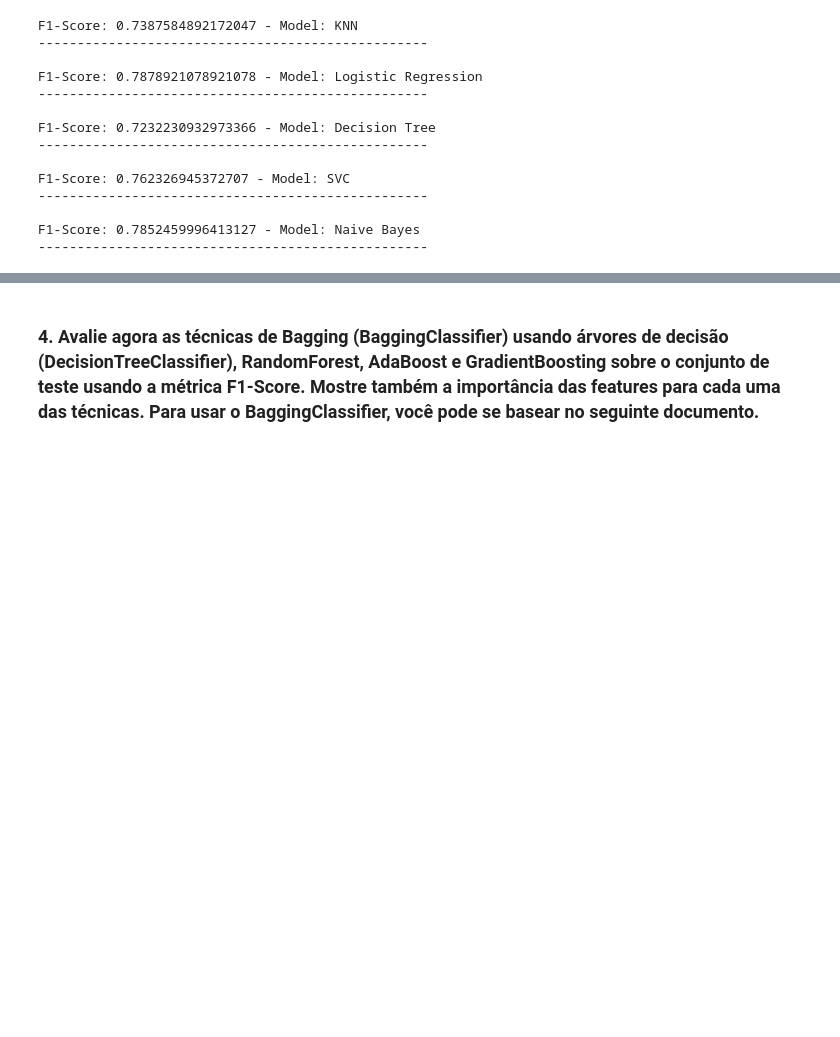
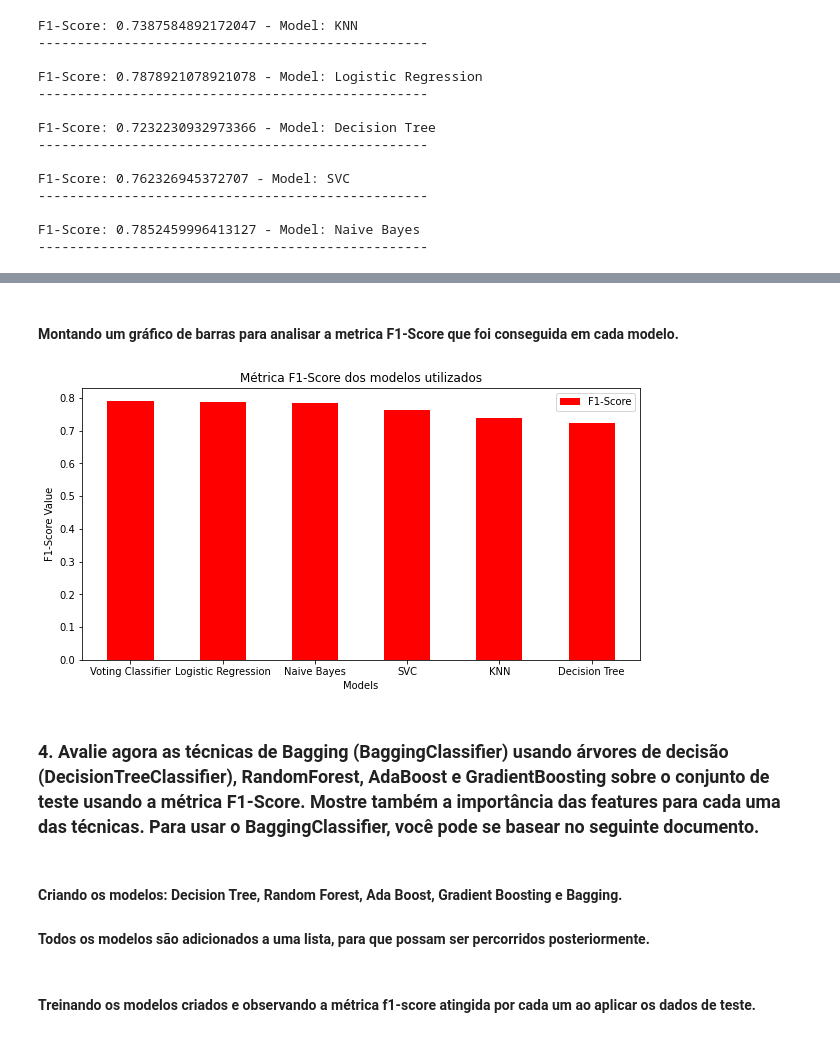
Before and after one commit to ruanfelipe7/machine_learning_activities, a Jupyter notebook: Lista10/Lista10.ipynb, the cells around one changed output, grey strips where cells are left out. Drawn from its saved outputs; the diff is of its cells as text; code cells hidden in the pictures; blank space fills up the shorter version.

Commit message:
Lista 10 finalizada

```diff
--- a/Lista10/Lista10.ipynb
+++ b/Lista10/Lista10.ipynb
@@ -190,10 +211,18 @@ clf_labels = ['KNN', 'Logistic Regression', 'Decision Tree', 'SVC', 'Naive Bayes
 # %%
+estimators = []
+results = []
+
+
 for model, label in zip(clf_models, clf_labels):
     model.fit(X_train, y_train)
     y_pred = model.predict(X_test)
     f1score = metrics.f1_score(y_test, y_pred, average='weighted', zero_division=0)
     print(f'F1-Score: {f1score} - Model: {label}')
     print("--------------------------------------------------\n")
+
+    estimator = (label, model)
+    estimators.append(estimator)
+    results.append({'Model': label, 'F1-Score': f1score})
 # %% [output]
 F1-Score: 0.7387584892172047 - Model: KNN
 --------------------------------------------------
@@ -211,0 +245,10 @@ F1-Score: 0.7852459996413127 - Model: Naive Bayes
+# %%
+vc = ensemble.VotingClassifier(estimators=estimators)
+vc.fit(X_train, y_train)
+y_pred = vc.predict(X_test)
+f1score = metrics.f1_score(y_test, y_pred, average='weighted', zero_division=0)
+label = 'Voting Classifier'
+print(f'F1-Score: {f1score} - Model: {label}')
+print("--------------------------------------------------\n")
+
+results.append({'Model': label, 'F1-Score': f1score})
@@ -211,0 +260,4 @@ F1-Score: 0.7852459996413127 - Model: Naive Bayes
+# %%
+df_models = pd.DataFrame(results)
+df_models_ord = df_models.sort_values(by='F1-Score', ascending=False)
+df_models_ord
@@ -212,2 +272,25 @@ F1-Score: 0.7852459996413127 - Model: Naive Bayes
+# %% [markdown]
+#### Montando um gráfico de barras para analisar a metrica F1-Score que foi conseguida em cada modelo.
+# %%
+plt.figure(figsize = (10, 5))
+
+barWidth = 0.5
+
+p1 = np.arange(df_models.shape[0])
+
+
+plt.bar(p1, df_models_ord['F1-Score'], color='red', width=barWidth, label='F1-Score')
+plt.legend()
+plt.xlabel('Models')
+plt.ylabel('F1-Score Value')
+plt.title('Métrica F1-Score dos modelos utilizados')
+plt.xticks(p1, df_models_ord['Model'])
+plt.show()
+# %% [output]
+[figure, added]
 # %% [markdown]
 ### 4. Avalie agora as técnicas de Bagging (BaggingClassifier) usando árvores de decisão (DecisionTreeClassifier), RandomForest, AdaBoost e GradientBoosting sobre o conjunto de teste usando a métrica F1-Score. Mostre também a importância das features para cada uma das técnicas. Para usar o BaggingClassifier, você pode se basear no seguinte documento.
+# %% [markdown]
+#### Criando os modelos: Decision Tree, Random Forest, Ada Boost, Gradient Boosting e Bagging.
+
+#### Todos os modelos são adicionados a uma lista, para que possam ser percorridos posteriormente.
@@ -213,0 +310,2 @@ F1-Score: 0.7852459996413127 - Model: Naive Bayes
+# %% [markdown]
+#### Treinando os modelos criados e observando a métrica f1-score atingida por cada um ao aplicar os dados de teste.
```
Also changed, not shown: parts of 29 cells of this notebook.
